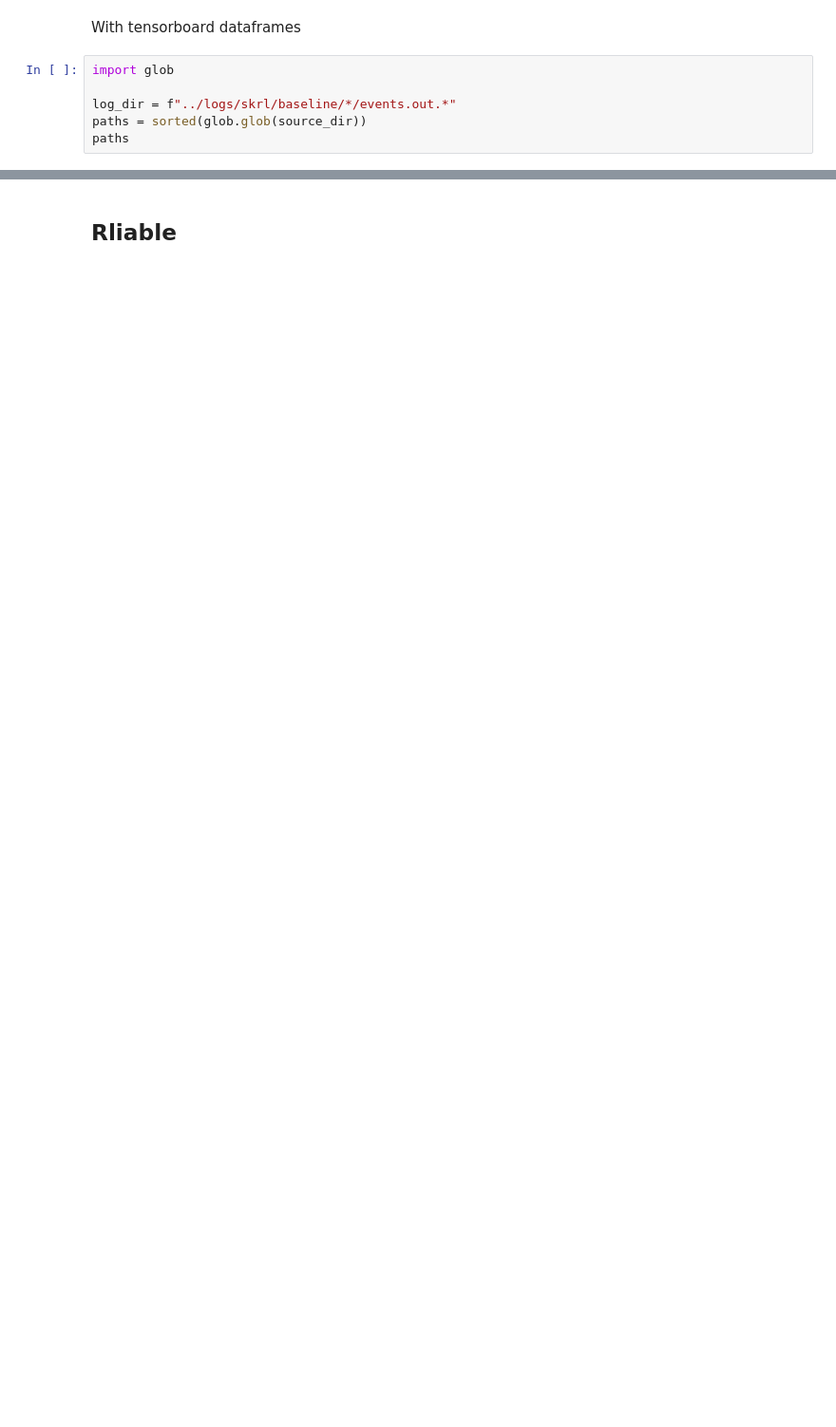
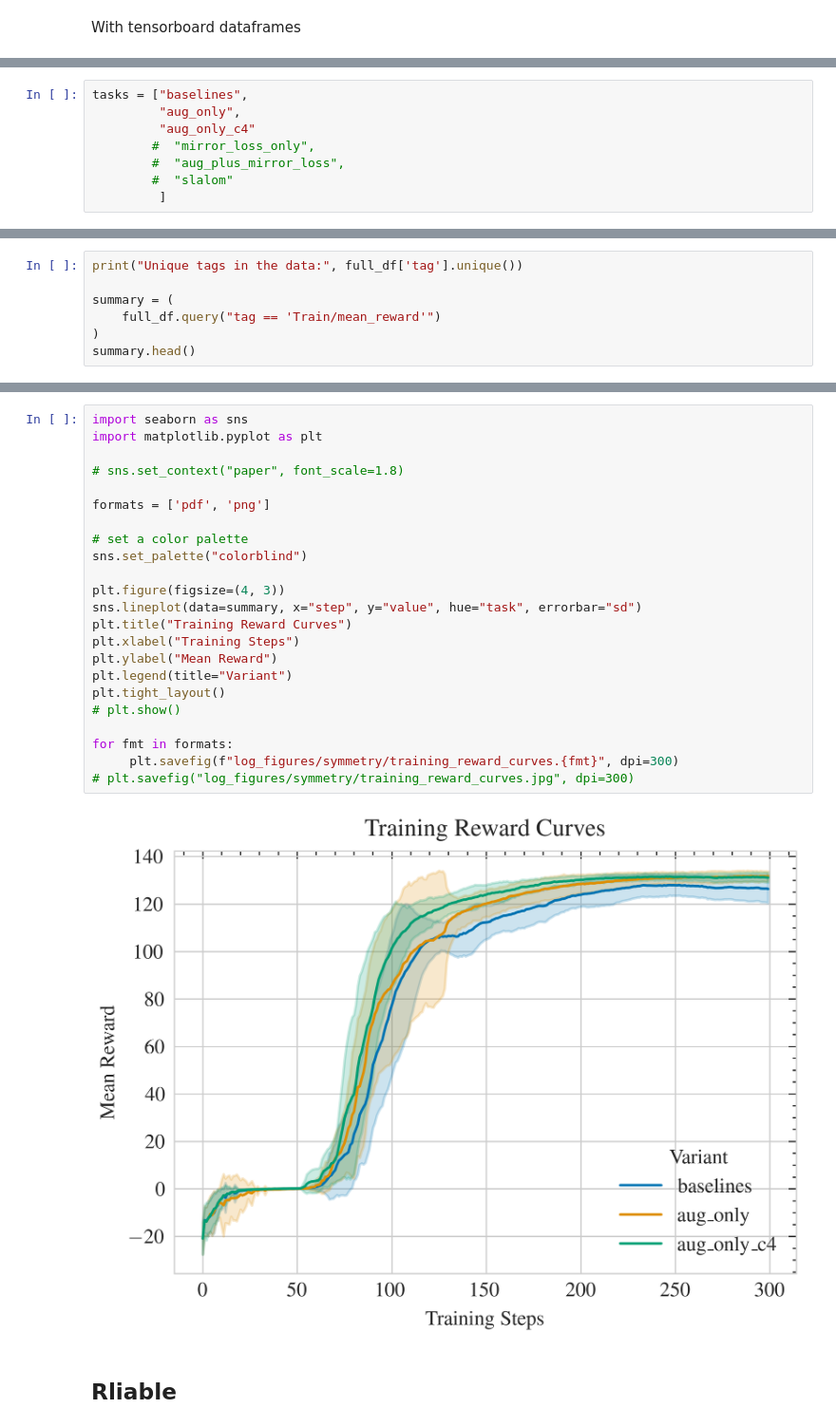
Before and after one commit to VikasChidananda/Obstacle-avoidance, a Jupyter notebook: scripts/notebooks/make_plots_baselines_B1.ipynb, the cells around one changed output, grey strips where cells are left out. Shown at 95% size. Cells and saved outputs as stored; diff of their text form; blank space fills up the shorter version.

```diff
--- a/scripts/notebooks/make_plots_baselines_B1.ipynb
+++ b/scripts/notebooks/make_plots_baselines_B1.ipynb
@@ -34,9 +34,3 @@ Source directory with logs: /home/vikas-admin/Codebases/SPEAR/MetaRL/QuadControl
 []
 # %% [markdown]
 With tensorboard dataframes
-# %%
-import glob
-
-log_dir = f"../logs/skrl/baseline/*/events.out.*"
-paths = sorted(glob.glob(source_dir))
-paths
@@ -52,3 +37,11 @@ tasks = ["hover",
+# %%
+tasks = ["baselines",
+         "aug_only",
+         "aug_only_c4"
+        #  "mirror_loss_only",
+        #  "aug_plus_mirror_loss",
+        #  "slalom"
+         ]
 # %%
 from tensorboard.backend.event_processing import event_accumulator
 import pandas as pd
@@ -207,0 +81,7 @@ handles, labels = axes[0].get_legend_handles_labels()
+# %%
+print("Unique tags in the data:", full_df['tag'].unique())
+
+summary = (
+    full_df.query("tag == 'Train/mean_reward'")
+)
+summary.head()
@@ -208,2 +103,27 @@ handles, labels = axes[0].get_legend_handles_labels()
+# %%
+import seaborn as sns
+import matplotlib.pyplot as plt
+
+# sns.set_context("paper", font_scale=1.8)
+
+formats = ['pdf', 'png']
+
+# set a color palette
+sns.set_palette("colorblind")
+
+plt.figure(figsize=(4, 3))
+sns.lineplot(data=summary, x="step", y="value", hue="task", errorbar="sd")
+plt.title("Training Reward Curves")
+plt.xlabel("Training Steps")
+plt.ylabel("Mean Reward")
+plt.legend(title="Variant")
+plt.tight_layout()
+# plt.show()
+
+for fmt in formats:
+     plt.savefig(f"log_figures/symmetry/training_reward_curves.{fmt}", dpi=300)
+# plt.savefig("log_figures/symmetry/training_reward_curves.jpg", dpi=300)
+# %% [output]
+[figure, added]
 # %% [markdown]
 ## Rliable
```
Also changed, not shown: parts of 25 cells of this notebook, 12 other files.
